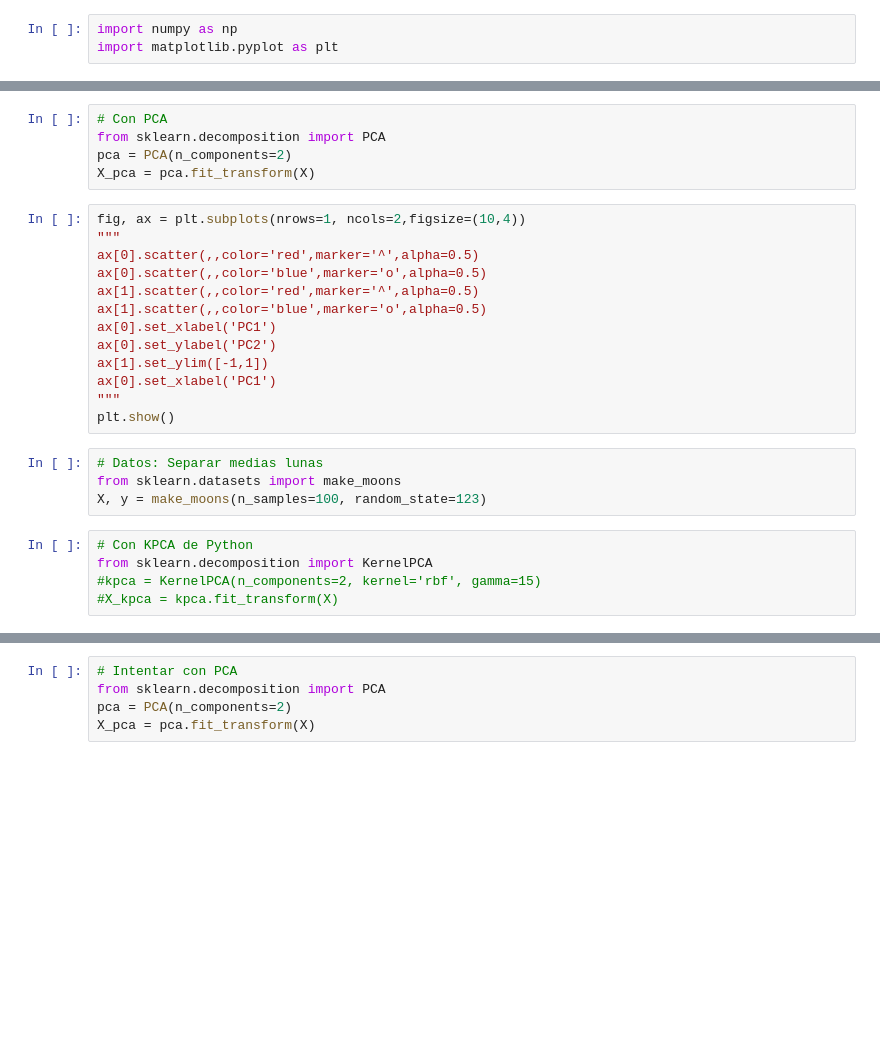
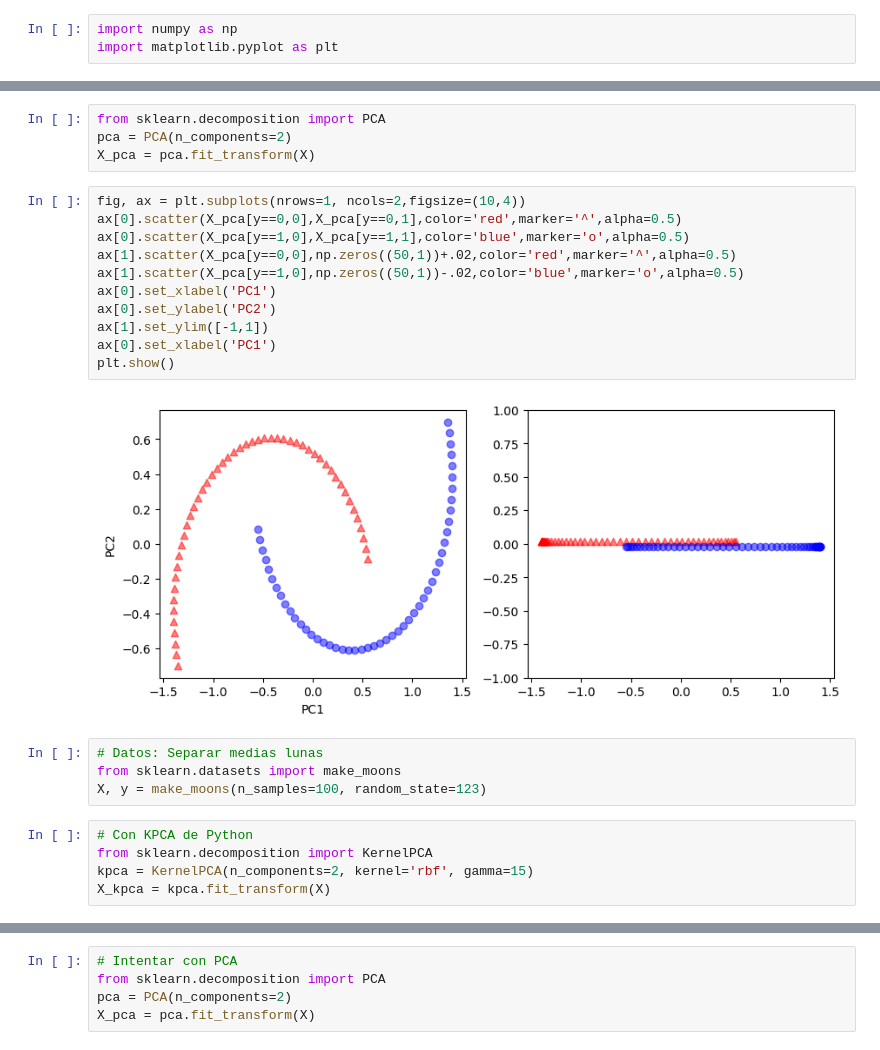
Before and after one commit to JSR-Mario/MeIA, a Jupyter notebook: notas/kernelPCA.ipynb, the cells around one changed output, grey strips where cells are left out. Drawn from its saved outputs; the diff is of its cells as text; blank space fills up the shorter version.

Commit message:
feat: agrega las notas del KPCA completas

```diff
--- a/notas/kernelPCA.ipynb
+++ b/notas/kernelPCA.ipynb
@@ -11,21 +15,20 @@ plt.show()
 # %%
-# Con PCA
 from sklearn.decomposition import PCA
 pca = PCA(n_components=2)
 X_pca = pca.fit_transform(X)
 # %%
 fig, ax = plt.subplots(nrows=1, ncols=2,figsize=(10,4))
-"""
-ax[0].scatter(,,color='red',marker='^',alpha=0.5)
-ax[0].scatter(,,color='blue',marker='o',alpha=0.5)
-ax[1].scatter(,,color='red',marker='^',alpha=0.5)
-ax[1].scatter(,,color='blue',marker='o',alpha=0.5)
+ax[0].scatter(X_pca[y==0,0],X_pca[y==0,1],color='red',marker='^',alpha=0.5)
+ax[0].scatter(X_pca[y==1,0],X_pca[y==1,1],color='blue',marker='o',alpha=0.5)
+ax[1].scatter(X_pca[y==0,0],np.zeros((50,1))+.02,color='red',marker='^',alpha=0.5)
+ax[1].scatter(X_pca[y==1,0],np.zeros((50,1))-.02,color='blue',marker='o',alpha=0.5)
 ax[0].set_xlabel('PC1')
 ax[0].set_ylabel('PC2')
 ax[1].set_ylim([-1,1])
 ax[0].set_xlabel('PC1')
-"""
 plt.show()
+# %% [output]
+[figure, added]
 # %%
 # Datos: Separar medias lunas
 from sklearn.datasets import make_moons
@@ -33,7 +36,7 @@ X, y = make_moons(n_samples=100, random_state=123)
 # %%
 # Con KPCA de Python
 from sklearn.decomposition import KernelPCA
-#kpca = KernelPCA(n_components=2, kernel='rbf', gamma=15)
-#X_kpca = kpca.fit_transform(X)
+kpca = KernelPCA(n_components=2, kernel='rbf', gamma=15)
+X_kpca = kpca.fit_transform(X)
 # %%
 fig, ax = plt.subplots(nrows=1, ncols=2, figsize=(10,4))
```
Also changed, not shown: parts of 9 cells of this notebook.
